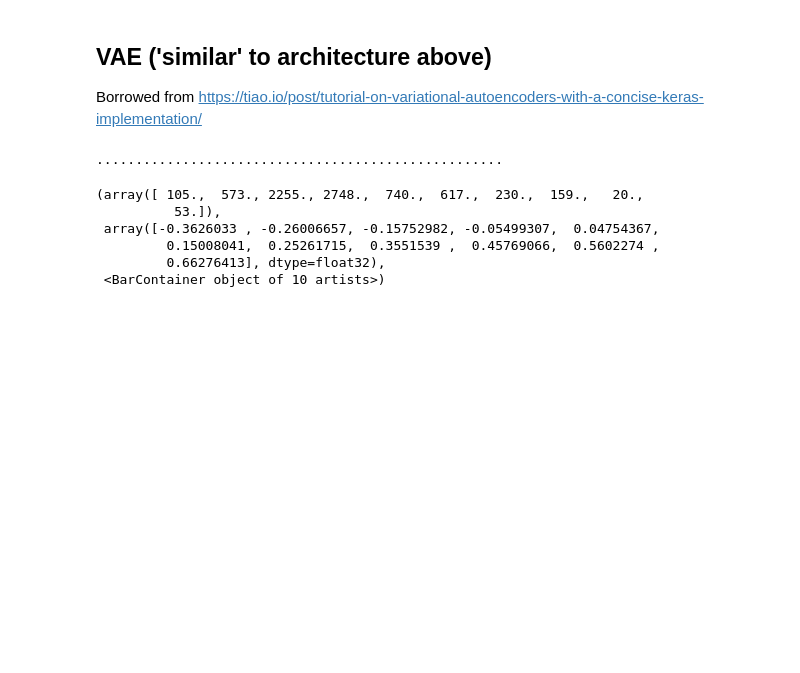
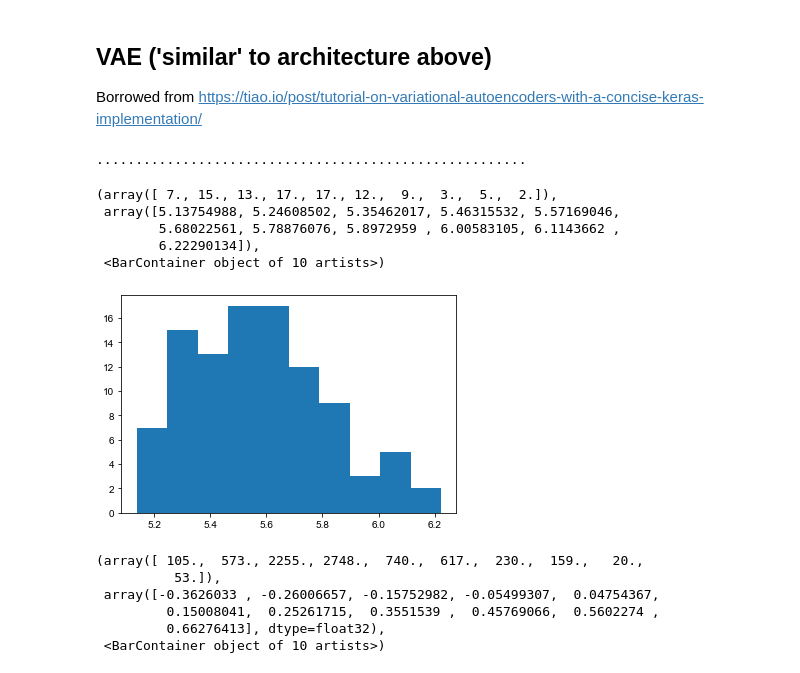
Before and after one commit to VivaswatS/selCoefEst, a Jupyter notebook: working_selCoefEst.ipynb, the cells around one changed output. Drawn from its saved outputs; the diff is of its cells as text; code cells hidden in the pictures; blank space fills up the shorter version.

```diff
--- a/working_selCoefEst.ipynb
+++ b/working_selCoefEst.ipynb
@@ -236,12 +241,22 @@ vae.compile(optimizer='rmsprop', loss=mse)
 #         validation_data=((test_data, test_data), test_labs))
 
 history = vae.fit((train_data, np.random.randn(train_data.shape[0],latent_dim)), train_labs, epochs=5000, verbose=0, validation_split=0.1, shuffle=True,
-                    validation_data=((test_data, np.random.randn(test_data.shape[0],latent_dim)), test_labs), callbacks=[early_stop, PrintDot()])
+                    validation_data=((test_data, np.random.randn(test_data.shape[0],latent_dim)), test_labs),
+                    callbacks=[early_stop, PrintDot()])
 
 hist = pd.DataFrame(history.history)
 hist['epoch'] = history.epoch
 # %% [output]
-....................................................
+.......................................................
+# %%
+plt.hist(preds_vae[:,9])
+# %% [output]
+(array([ 7., 15., 13., 17., 17., 12.,  9.,  3.,  5.,  2.]),
+ array([5.13754988, 5.24608502, 5.35462017, 5.46315532, 5.57169046,
+        5.68022561, 5.78876076, 5.8972959 , 6.00583105, 6.1143662 ,
+        6.22290134]),
+ <BarContainer object of 10 artists>)
+[figure, added]
 # %%
 #np.vstack((np.random.normal(np.arange(3),np.repeat(0.01,3)),np.random.normal(np.arange(3),np.repeat(0.01,3)))).T.shape
 #np.random.normal(z_preds[0][0:2,0], z_preds[1][0:2,0])
```
Also changed, not shown: parts of 8 cells of this notebook, 1 other file.
